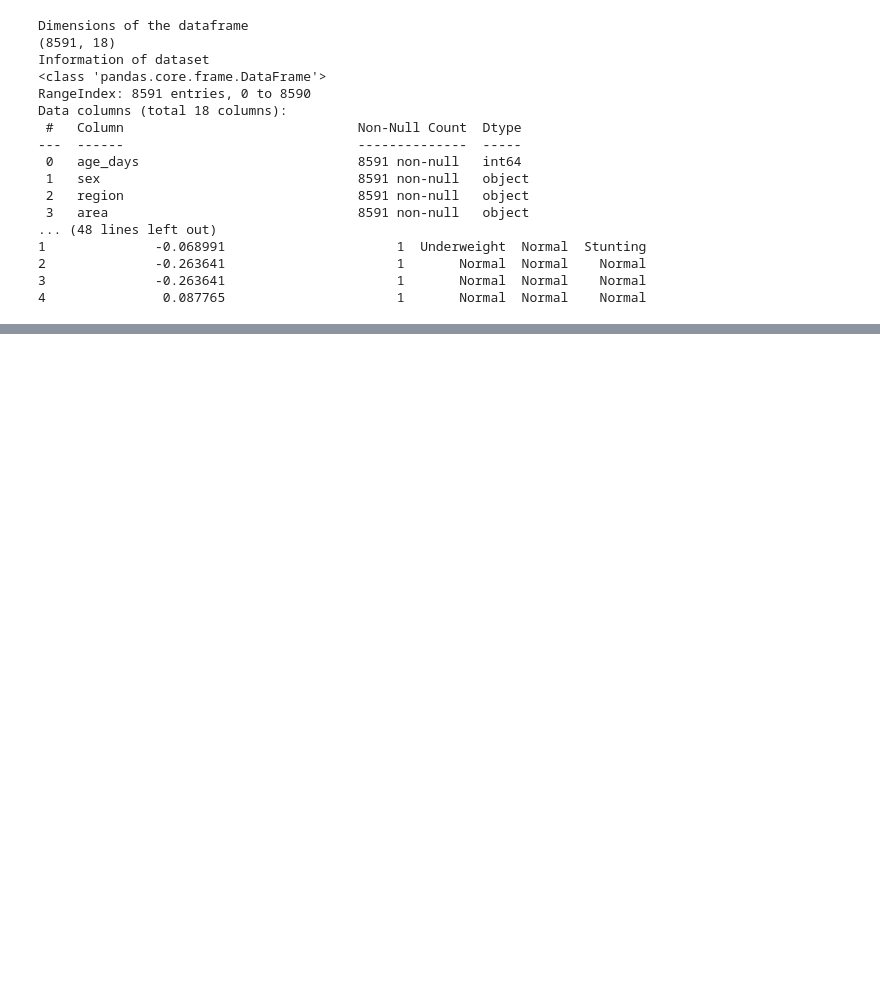
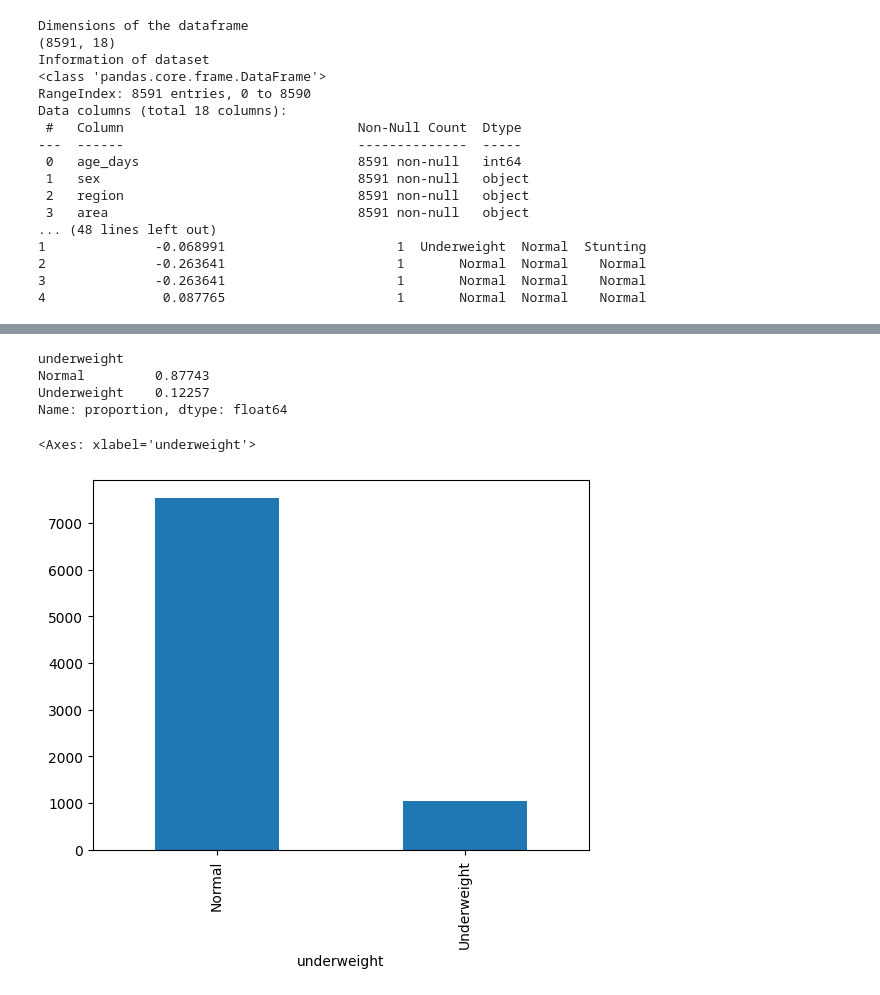
Before and after one commit to KomlaRD/machine_learning_dhs, a Jupyter notebook: ml_undernutrition.ipynb, the cells around one changed output, grey strips where cells are left out. Cells and saved outputs as stored; diff of their text form; code cells hidden in the pictures; blank space fills up the shorter version.

```diff
--- a/ml_undernutrition.ipynb
+++ b/ml_undernutrition.ipynb
@@ -50,0 +72,11 @@ Data columns (total 18 columns):
+# %%
+## Underweight
+print(df["underweight"].value_counts(normalize=True))
+df["underweight"].value_counts().plot(kind="bar")
+# %% [output]
+underweight
+Normal         0.87743
+Underweight    0.12257
+Name: proportion, dtype: float64
+<Axes: xlabel='underweight'>
+[figure, added]
```
Also changed, not shown: parts of 2 cells of this notebook.
